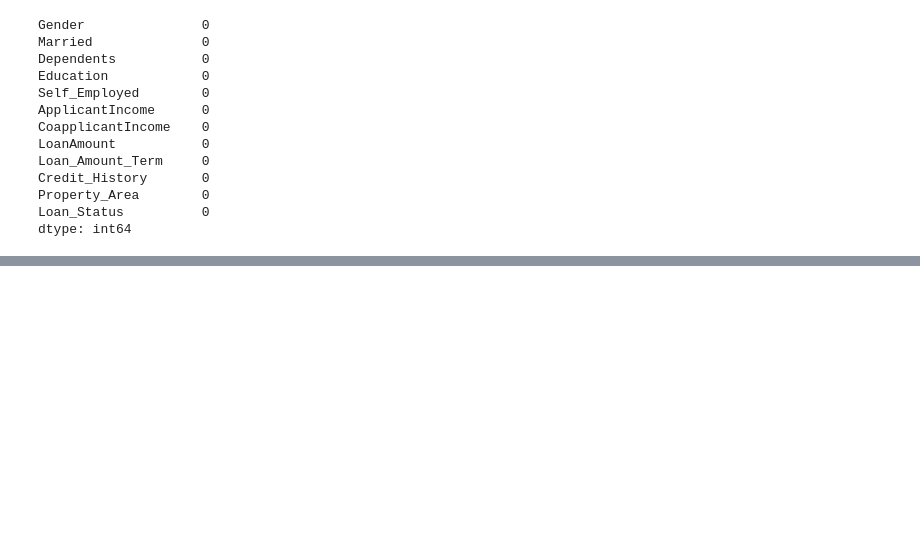
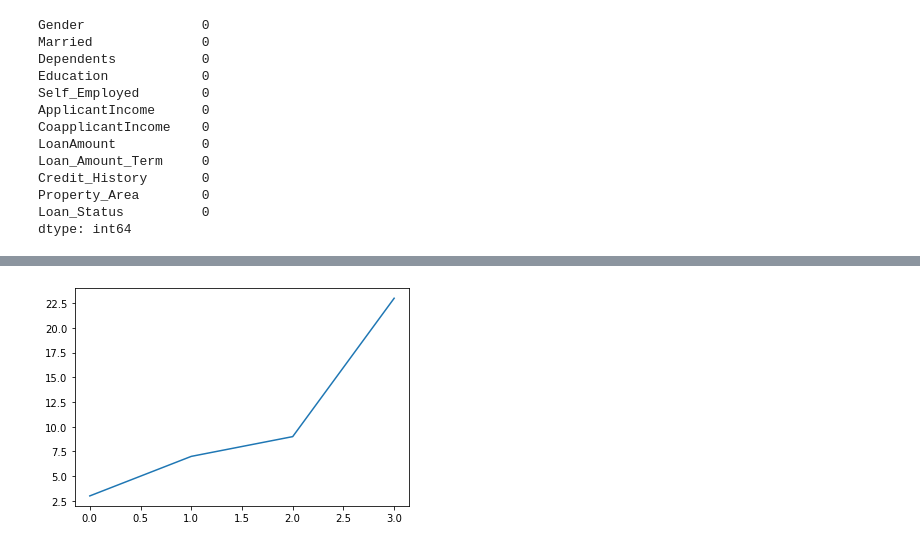
Before and after one commit to nishanavnathnikam/edu-python, a Jupyter notebook: Libraries For ML.ipynb, the cells around one changed output, grey strips where cells are left out. Cells and saved outputs as stored; diff of their text form; code cells hidden in the pictures; blank space fills up the shorter version.

```diff
--- a/Libraries For ML.ipynb
+++ b/Libraries For ML.ipynb
@@ -994,0 +1157,7 @@ dtype: int64
+# %%
+x=np.array([3,7,9,23])
+
+plt.plot(x)
+plt.show()
+# %% [output]
+[figure, added]
```
Also changed, not shown: parts of 64 cells of this notebook, 4 other files.
